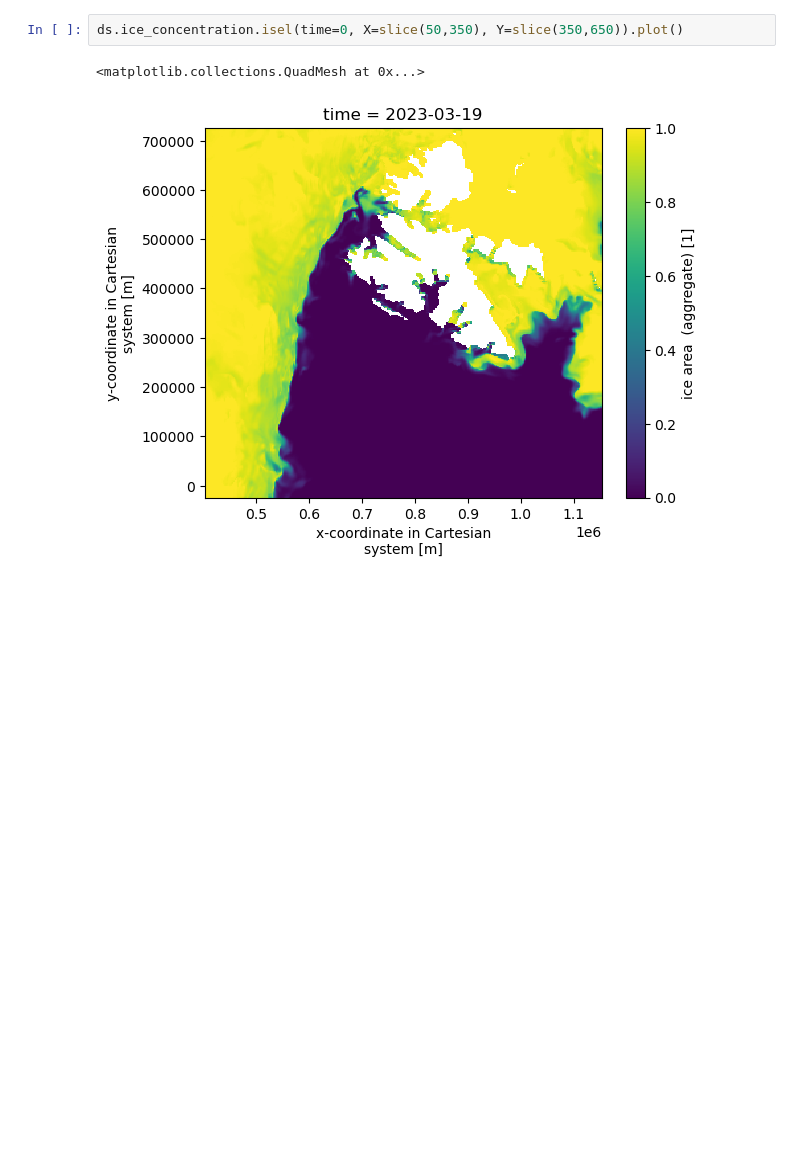
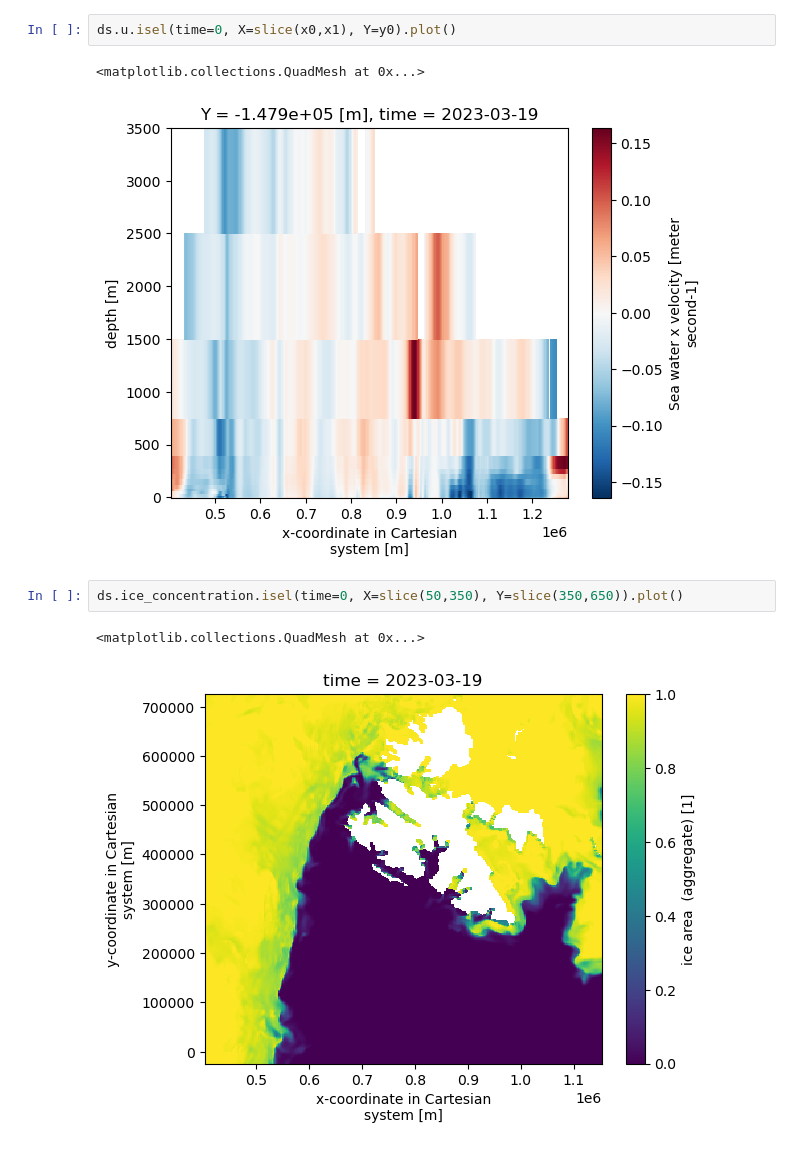
Before and after one commit to havahol/miscGPUOcean, a Jupyter notebook: AMOS/algaeTransportPoC.ipynb, the cells around one changed output. Cells and saved outputs as stored; diff of their text form; blank space fills up the shorter version.

```diff
--- a/AMOS/algaeTransportPoC.ipynb
+++ b/AMOS/algaeTransportPoC.ipynb
@@ -40,3 +67,8 @@ ds.v.isel(depth=0, time=0, X=slice(50,350), Y=slice(350,650)).plot()
+# %%
+ds.u.isel(time=0, X=slice(x0,x1), Y=y0).plot()
+# %% [output]
+<matplotlib.collections.QuadMesh at 0x...>
+[figure, added]
 # %%
 ds.ice_concentration.isel(time=0, X=slice(50,350), Y=slice(350,650)).plot()
 # %% [output]
```
Also changed, not shown: parts of 32 cells of this notebook, 4 other files.
